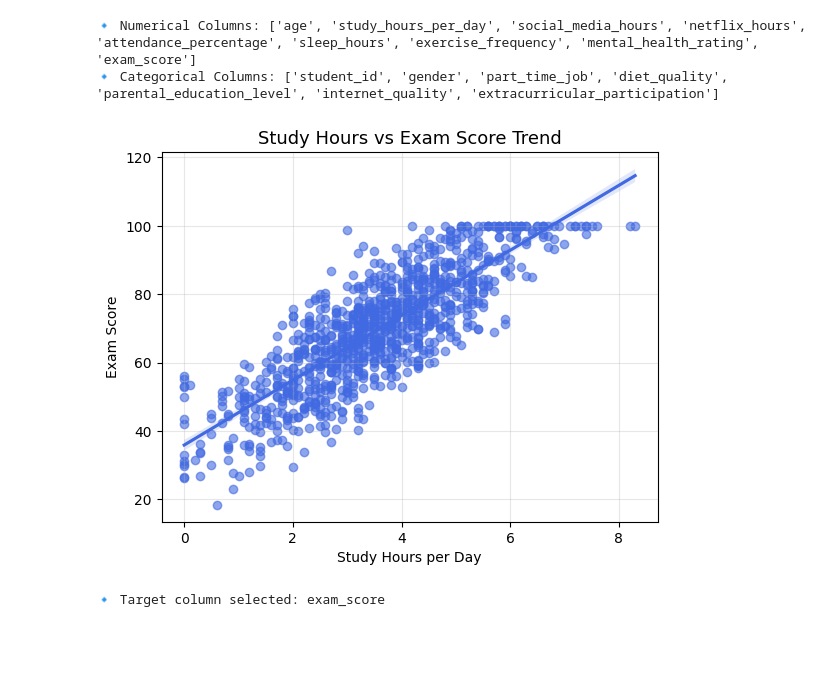
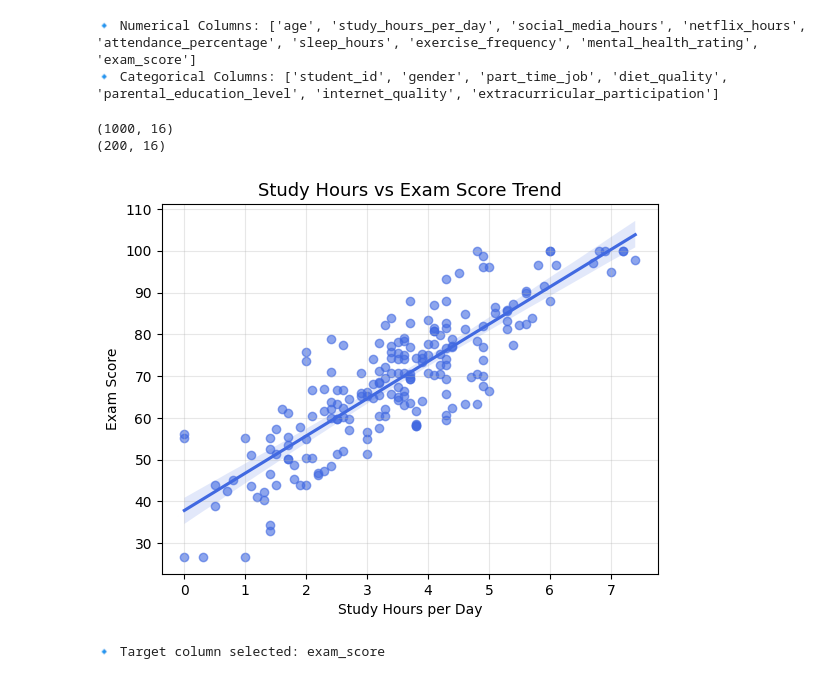
Before and after one commit to MeetPujara/Student_Habit_Performance, a Jupyter notebook: testing.ipynb, the cells around one changed output. Cells and saved outputs as stored; diff of their text form; code cells hidden in the pictures; blank space fills up the shorter version.

```diff
--- a/testing.ipynb
+++ b/testing.ipynb
@@ -70,15 +72,22 @@ fig.update_layout(
     title_font=dict(size=18, color='white')
 )
 fig.show()
+# %%
+print(df.shape)
+df2 = df[:int(df.shape[0]/5)]
+print(df2.shape)
+# %% [output]
+(1000, 16)
+(200, 16)
 # %%
-sns.regplot(x=df['study_hours_per_day'], y=df['exam_score'], color='royalblue', scatter_kws={'alpha':0.6})
+sns.regplot(x=df2['study_hours_per_day'], y=df2['exam_score'], color='royalblue', scatter_kws={'alpha':0.6})
 plt.title('Study Hours vs Exam Score Trend', fontsize=13)
 plt.xlabel('Study Hours per Day')
 plt.ylabel('Exam Score')
 plt.grid(alpha=0.3)
 plt.show()
 # %% [output]
-[figure, old version]
+[figure, new version]
 # %%
 target = df['exam_score']
 # %%
```
Also changed, not shown: parts of 10 cells of this notebook, 2 other files.
